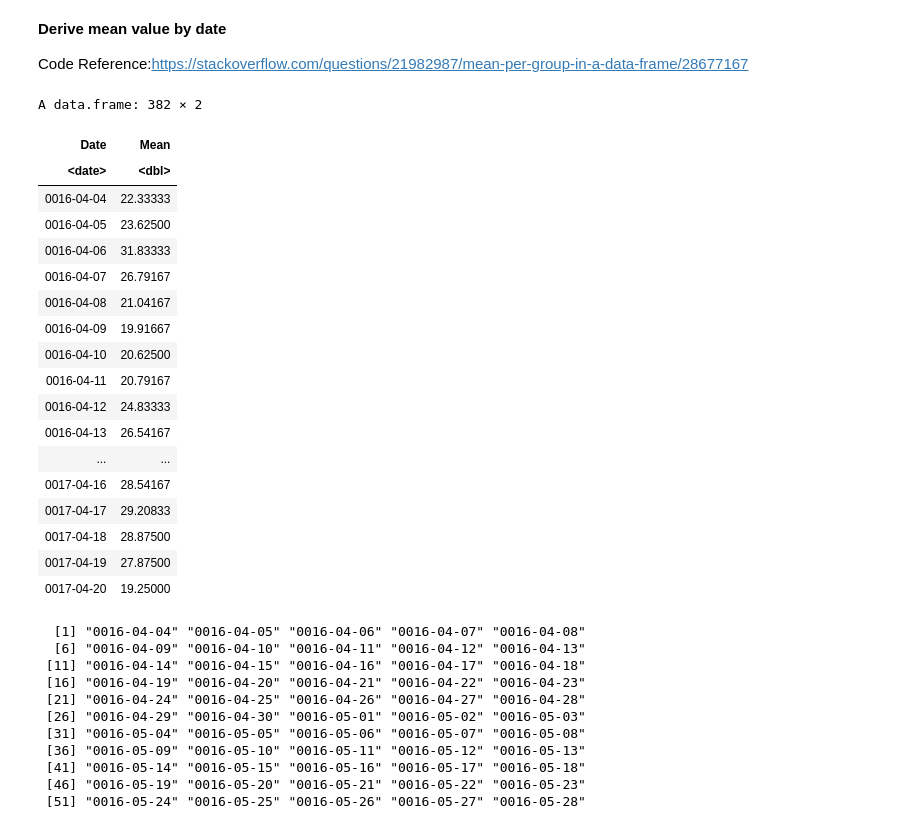
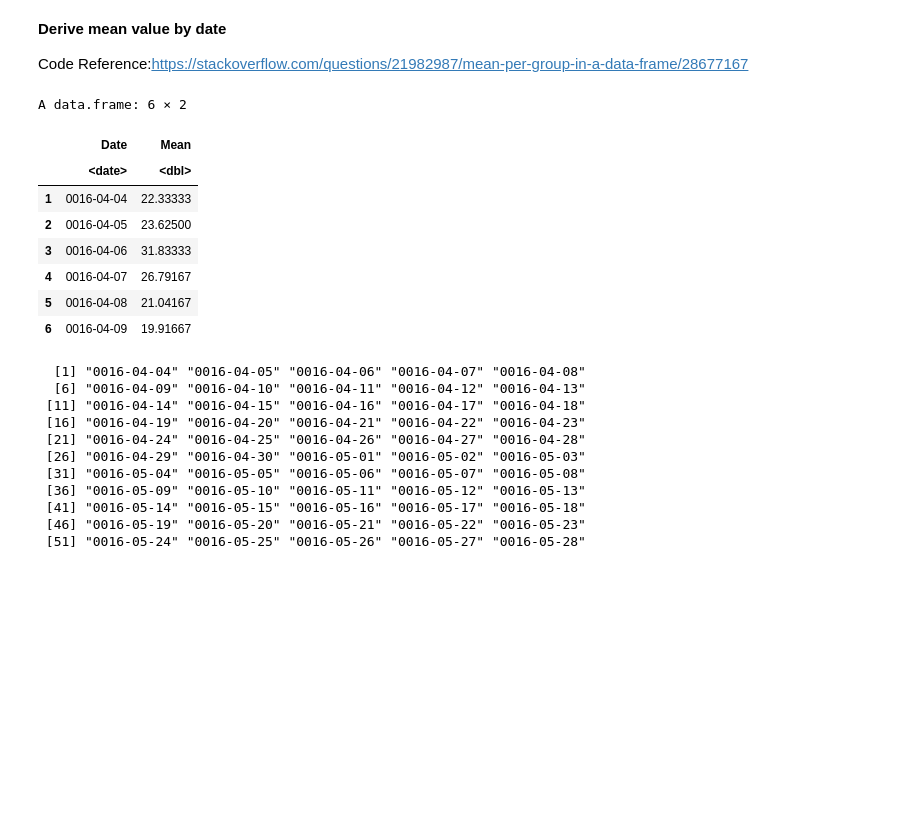
Before and after one commit to bioatmosphere/microbiome-climate-gradient, a Jupyter notebook: inputs/site_information/soil_temperature.ipynb, the cells around one changed output. Cells and saved outputs as stored; diff of their text form; code cells hidden in the pictures; blank space fills up the shorter version.

Commit message:
updated soil temp notebook

```diff
--- a/inputs/site_information/soil_temperature.ipynb
+++ b/inputs/site_information/soil_temperature.ipynb
@@ -152,27 +155,17 @@ A data.frame: 2286 × 2
 Code Reference:https://stackoverflow.com/questions/21982987/mean-per-group-in-a-data-frame/28677167
 # %%
 desert.temp1 <- ddply(desert.temp0, .(Date), summarize,  Mean=mean(Value.Mean))
-desert.temp1
+head(desert.temp1)
 # %% [output]
-A data.frame: 382 × 2
+A data.frame: 6 × 2
-| Date | Mean |
-| <date> | <dbl> |
-| 0016-04-04 | 22.33333 |
-| 0016-04-05 | 23.62500 |
-| 0016-04-06 | 31.83333 |
-| 0016-04-07 | 26.79167 |
-| 0016-04-08 | 21.04167 |
-| 0016-04-09 | 19.91667 |
-| 0016-04-10 | 20.62500 |
-| 0016-04-11 | 20.79167 |
-| 0016-04-12 | 24.83333 |
-| 0016-04-13 | 26.54167 |
-| ... | ... |
-| 0017-04-16 | 28.54167 |
-| 0017-04-17 | 29.20833 |
-| 0017-04-18 | 28.87500 |
-| 0017-04-19 | 27.87500 |
-| 0017-04-20 | 19.25000 |
+|  | Date | Mean |
+|  | <date> | <dbl> |
+| 1 | 0016-04-04 | 22.33333 |
+| 2 | 0016-04-05 | 23.62500 |
+| 3 | 0016-04-06 | 31.83333 |
+| 4 | 0016-04-07 | 26.79167 |
+| 5 | 0016-04-08 | 21.04167 |
+| 6 | 0016-04-09 | 19.91667 |
 # %%
 desert.temp1$Date
 # %% [output]
```
Also changed, not shown: parts of 10 cells of this notebook.
